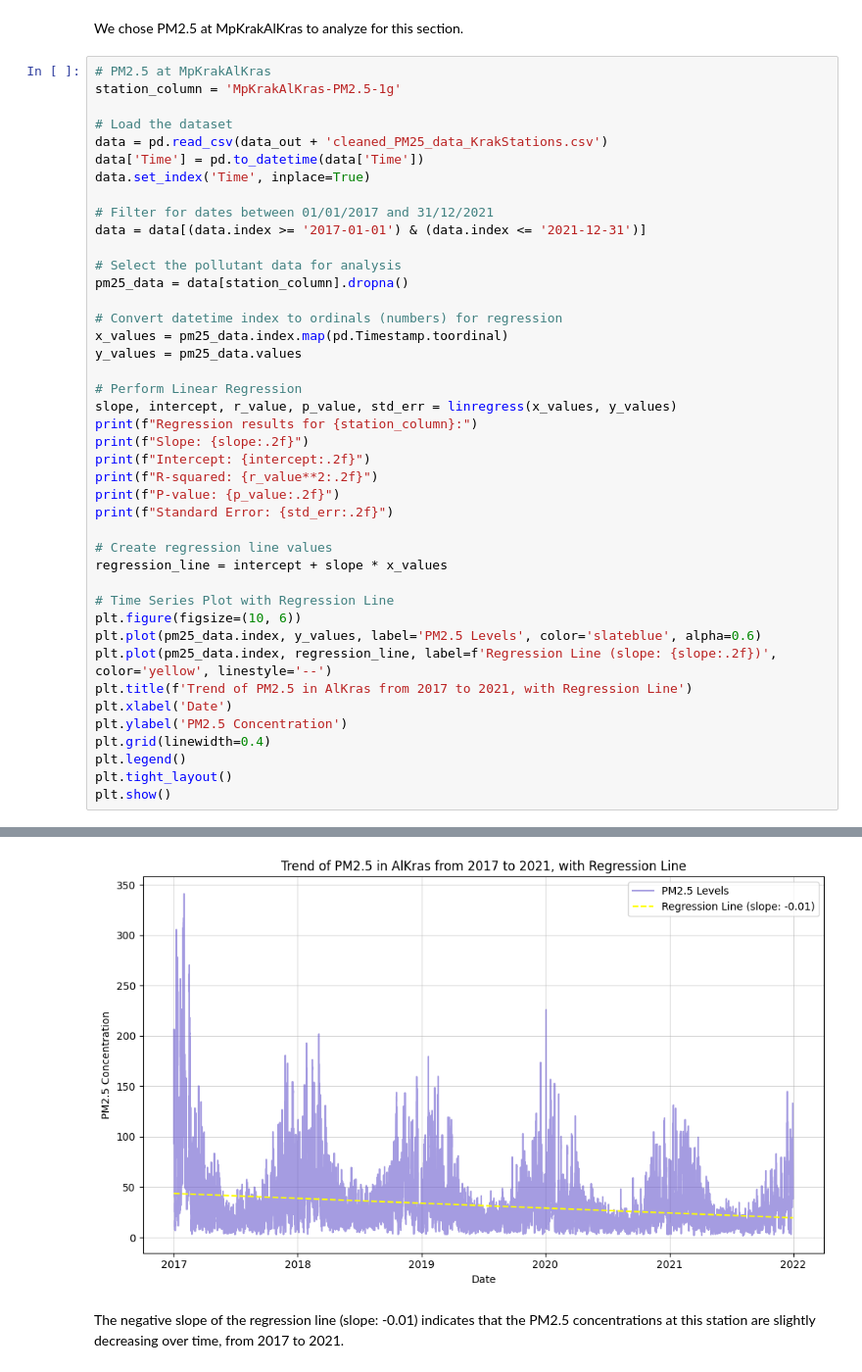
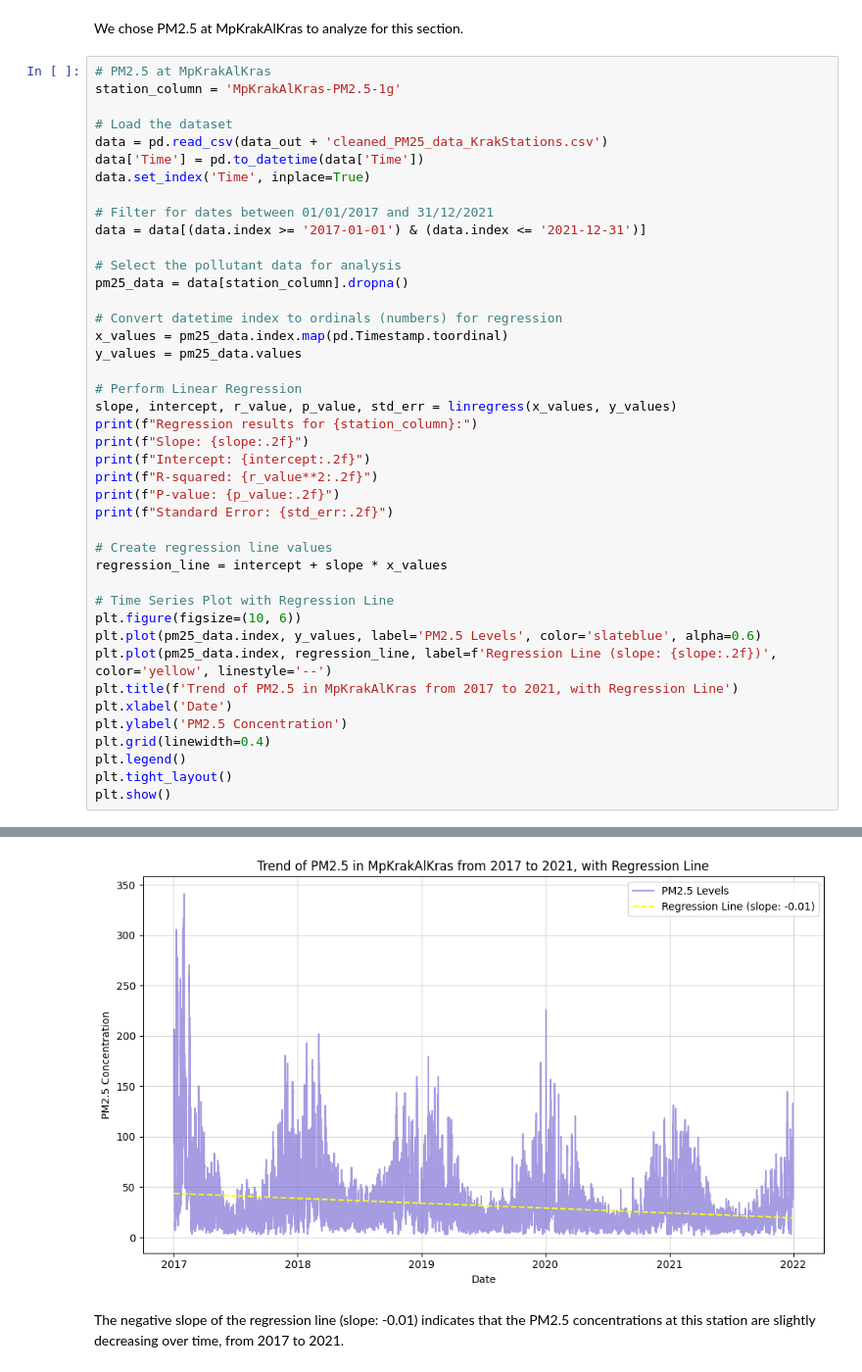
Before and after one commit to mina-naseh/environmental-data-analysis, a Jupyter notebook: Frania_Naseh_Project1.ipynb, the cells around one changed output, grey strips where cells are left out. Shown at 98% size. Drawn from its saved outputs; the diff is of its cells as text.

```diff
--- a/Frania_Naseh_Project1.ipynb
+++ b/Frania_Naseh_Project1.ipynb
@@ -574,35 +574,35 @@ y_values = pm25_data.values
 
 # Perform Linear Regression
 slope, intercept, r_value, p_value, std_err = linregress(x_values, y_values)
 print(f"Regression results for {station_column}:")
 print(f"Slope: {slope:.2f}")
 print(f"Intercept: {intercept:.2f}")
 print(f"R-squared: {r_value**2:.2f}")
 print(f"P-value: {p_value:.2f}")
 print(f"Standard Error: {std_err:.2f}")
 
 # Create regression line values
 regression_line = intercept + slope * x_values
 
 # Time Series Plot with Regression Line
 plt.figure(figsize=(10, 6))
 plt.plot(pm25_data.index, y_values, label='PM2.5 Levels', color='slateblue', alpha=0.6)
 plt.plot(pm25_data.index, regression_line, label=f'Regression Line (slope: {slope:.2f})', color='yellow', linestyle='--')
-plt.title(f'Trend of PM2.5 in AlKras from 2017 to 2021, with Regression Line')
+plt.title(f'Trend of PM2.5 in MpKrakAlKras from 2017 to 2021, with Regression Line')
 plt.xlabel('Date')
 plt.ylabel('PM2.5 Concentration')
 plt.grid(linewidth=0.4)
 plt.legend()
 plt.tight_layout()
 plt.show()
 # %% [output]
 Regression results for MpKrakAlKras-PM2.5-1g:
 Slope: -0.01
 Intercept: 9778.97
 R-squared: 0.06
 P-value: 0.00
 Standard Error: 0.00
-[figure, old version]
+[figure, new version]
 # %% [markdown]
 The negative slope of the regression line (slope: -0.01) indicates that the PM2.5 concentrations at this station are slightly decreasing over time, from 2017 to 2021.
 # %% [markdown]
```
Also changed, not shown: parts of 3 cells of this notebook, 1 other file.
